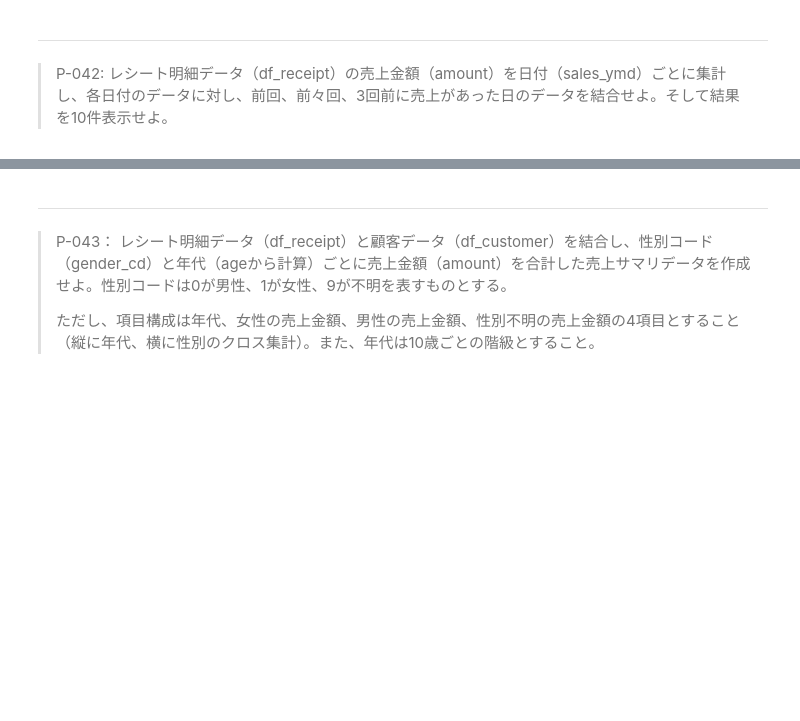
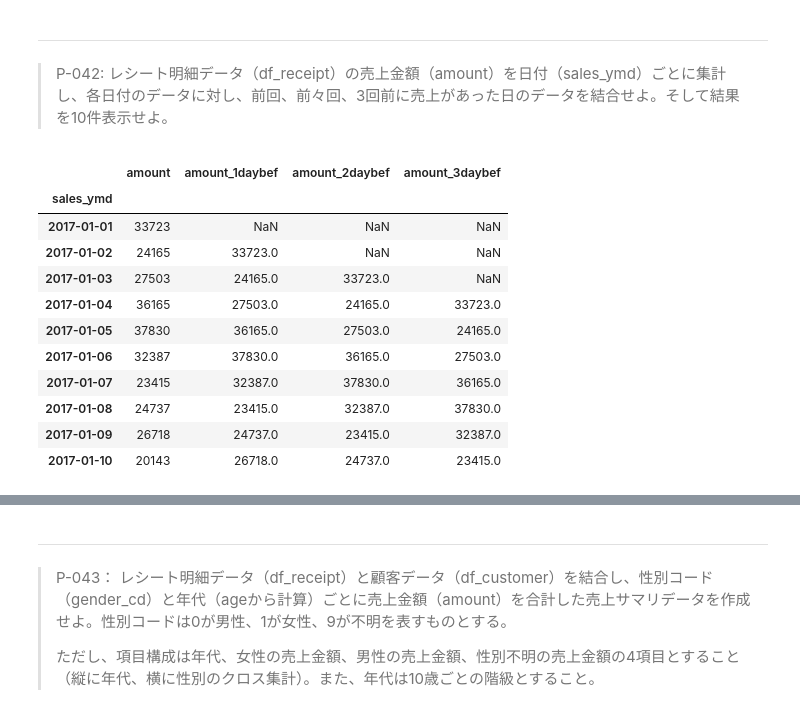
Before and after one commit to kichimura60/100knock, a Jupyter notebook: docker/work/preprocess_knock_Python.ipynb, the cells around one changed output, grey strips where cells are left out. Drawn from its saved outputs; the diff is of its cells as text; code cells hidden in the pictures; blank space fills up the shorter version.

```diff
--- a/docker/work/preprocess_knock_Python.ipynb
+++ b/docker/work/preprocess_knock_Python.ipynb
@@ -905,3 +936,30 @@ df_receipt.head()
 # %% [markdown]
 ---
 > P-042: レシート明細データ（df_receipt）の売上金額（amount）を日付（sales_ymd）ごとに集計し、各日付のデータに対し、前回、前々回、3回前に売上があった日のデータを結合せよ。そして結果を10件表示せよ。
+# %%
+(
+    df_receipt
+    .assign(sales_ymd=lambda x: x['sales_ymd'].astype(str).astype('datetime64[ns]'))
+    .groupby('sales_ymd')
+    ['amount']
+    .sum()
+    .to_frame()
+    .assign(amount_1daybef=lambda x: x['amount'].shift(freq='D'),
+            amount_2daybef=lambda x: x['amount'].shift(freq='2D'),
+            amount_3daybef=lambda x: x['amount'].shift(freq='3D'))
+    .head(10)
+    # .shape
+)
+# %% [output]
+|  | amount | amount_1daybef | amount_2daybef | amount_3daybef |
+| sales_ymd |  |  |  |  |
+| 2017-01-01 | 33723 | NaN | NaN | NaN |
+| 2017-01-02 | 24165 | 33723.0 | NaN | NaN |
+| 2017-01-03 | 27503 | 24165.0 | 33723.0 | NaN |
+| 2017-01-04 | 36165 | 27503.0 | 24165.0 | 33723.0 |
+| 2017-01-05 | 37830 | 36165.0 | 27503.0 | 24165.0 |
+| 2017-01-06 | 32387 | 37830.0 | 36165.0 | 27503.0 |
+| 2017-01-07 | 23415 | 32387.0 | 37830.0 | 36165.0 |
+| 2017-01-08 | 24737 | 23415.0 | 32387.0 | 37830.0 |
+| 2017-01-09 | 26718 | 24737.0 | 23415.0 | 32387.0 |
+| 2017-01-10 | 20143 | 26718.0 | 24737.0 | 23415.0 |
```
Also changed, not shown: parts of 4 cells of this notebook.
